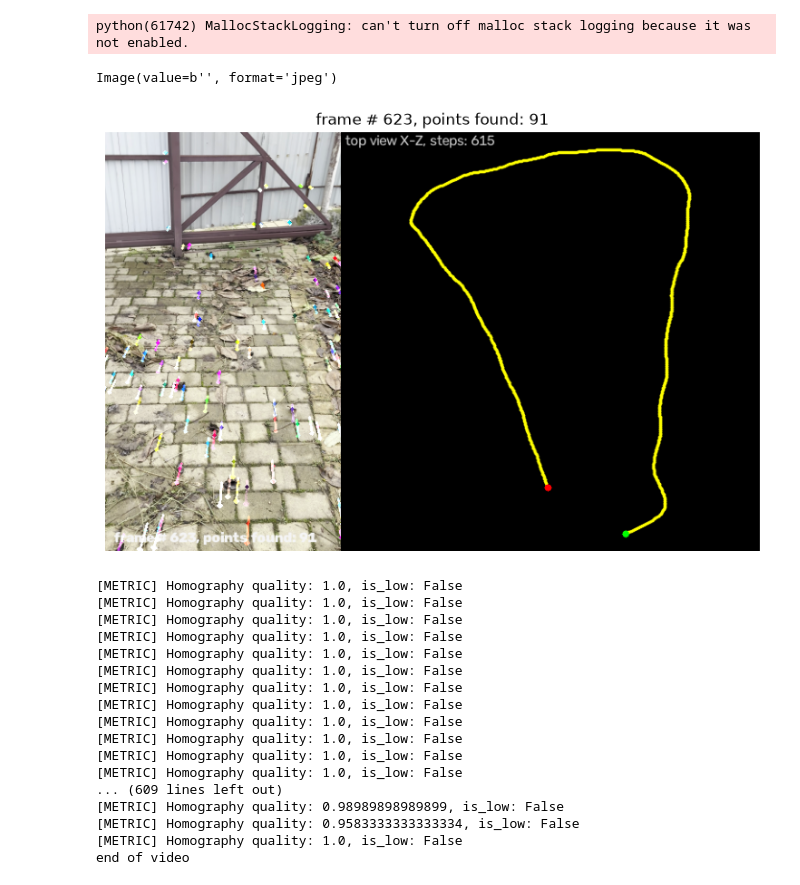
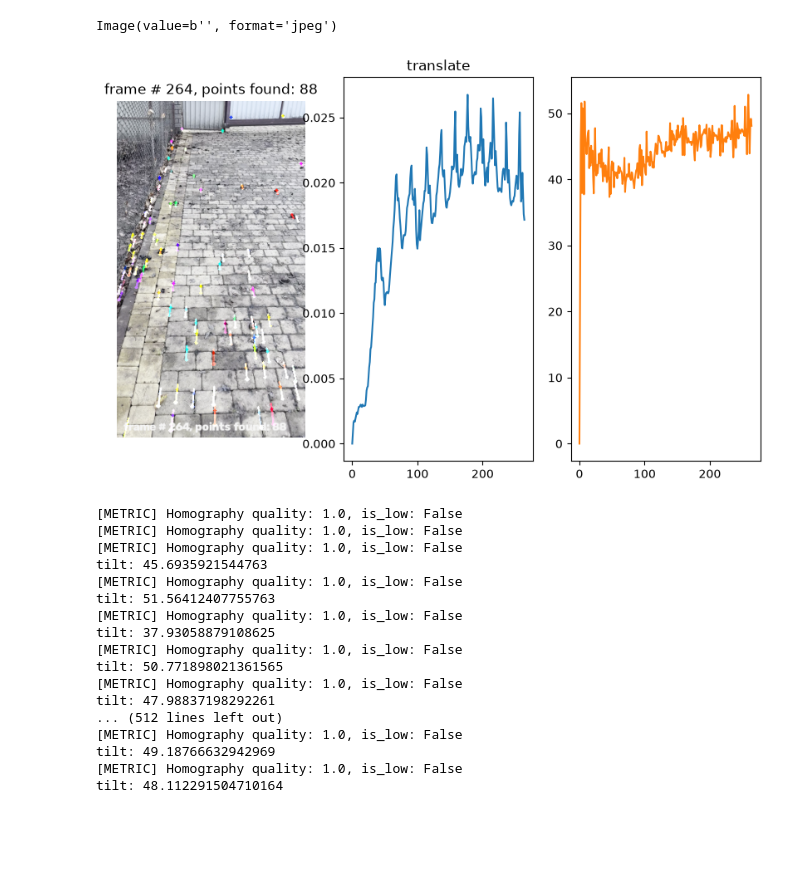
Before and after one commit to Gera3dartist/cv_path_builder, a Jupyter notebook: src/main.ipynb, the cells around one changed output. Saved outputs shown, nothing was run; the diff lists cells and outputs as text; code cells hidden in the pictures; blank space fills up the shorter version.

Commit message:
feat: [none] phase 3 in progress: visualise: translation and tilt

```diff
--- a/src/main.ipynb
+++ b/src/main.ipynb
@@ -133,8 +141,8 @@ def prepare_visualisation(idx: int, p_src: np.ndarray, p_dst: np.ndarray, target
     return footage
 # %%
 # file_path = DATA_RAW / 'straight_with_yaw.MOV'
-# file_path = DATA_RAW / 'straight.MOV'
-file_path = DATA_RAW / 'shape.MOV'
+file_path = DATA_RAW / 'straight.MOV'
+# file_path = DATA_RAW / 'shape.MOV'
 
 video = cv2.VideoCapture(file_path)
 _, first_frame = video.read()
@@ -160,7 +168,10 @@ viewer = FrameViewer('path_tracker')
 reference_normal = np.array([0, 0.64, 0.77]) # default normal pointing down
 world_R = np.eye(3)
 position = np.zeros(3)
-path = [position.copy()]
+# path = [position.copy()]
+path = [0.0]
+frames = [0]
+tilt = [0.0]
 
 
 while True:
@@ -221,64 +232,69 @@ while True:
         matched_points.append(None)
         continue
 
-
-
     (winner_id, _) = max([(i, np.dot(reference_normal, n[i].ravel())) for i in solutions], key=lambda x: x[1])
     winner_t =  t[winner_id].ravel()
     winner_n =  n[winner_id].ravel()
     matched_points.append(IterationState(p_src, p_dst, R[winner_id], winner_t,  winner_n))
-    if np.linalg.norm(winner_t) > 0.005:  # passes the threshold for movement
+    t_length = float(np.linalg.norm(winner_t))
+    if t_length > 0.005:  # passes the threshold for movement
         reference_normal =   winner_n
 
-    world_R, position = update_pose(world_R, position, R[winner_id], winner_t)
-    path.append(position.copy())
 
-    # drawing tracks:
-    # matched_points.append((p_src, p_dst))
-
+        # plot.update(winner_t)
+        # world_R, position = update_pose(world_R, position, R[winner_id], winner_t)
+    path.append(t_length)
+    frames.append(idx)
+    tilt_ = np.degrees(np.arccos(winner_n[2]))
+    print(f'tilt: {tilt_}')
+    tilt.append(tilt_)
 
     result = prepare_visualisation(idx, p_src, p_dst, target, mask, path)
-    viewer.show(result, f'frame # {idx}, points found: {len(p_dst)}')
+    viewer.show(result, f'frame # {idx}, points found: {len(p_dst)}',
+                title2='Translation',
+                path_x=frames,
+                trans_length=path,
+                tilt=tilt
+)
 
     #update previous frame and previous points:
     previous_gray = np.copy(dst_gray)
     p_src = p_dst
 
     # store found points
     count_per_frame.append(len(p_src))
     point_difference = MAX_CORNER - len(p_src)
     if point_difference > 0.1 * MAX_CORNER:
         known_points_mask = np.zeros_like(dst_gray)
         known_points_mask[:] = 255  # fill with white
         for x,y in p_src:
             cv2.circle(known_points_mask, (int(x), int(y)), 7, 0, -1)
 
         # enrich current with new features
         p = cv2.goodFeaturesToTrack(previous_gray, mask=known_points_mask, **{**config_st, 'maxCorners': point_difference})
         if p is not None:
             p_src = np.concatenate([p_src, p.reshape(-1, 2)])
     mask.fill(0)
 
     # if idx == stop_frame: break
     # select matched points
 # %% [output]
-python(61742) MallocStackLogging: can't turn off malloc stack logging because it was not enabled.
+Image(value=b'', format='jpeg')
+[figure, new version]
-Image(value=b'', format='jpeg')
+[METRIC] Homography quality: 1.0, is_low: False
+[METRIC] Homography quality: 1.0, is_low: False
+[METRIC] Homography quality: 1.0, is_low: False
+tilt: 45.6935921544763
+[METRIC] Homography quality: 1.0, is_low: False
+tilt: 51.56412407755763
+[METRIC] Homography quality: 1.0, is_low: False
+tilt: 37.93058879108625
+[METRIC] Homography quality: 1.0, is_low: False
+tilt: 50.771898021361565
+[METRIC] Homography quality: 1.0, is_low: False
+tilt: 47.98837198292261
+... (512 lines left out)
+[METRIC] Homography quality: 1.0, is_low: False
+tilt: 49.18766632942969
+[METRIC] Homography quality: 1.0, is_low: False
+tilt: 48.112291504710164
-[figure, old version]
-[METRIC] Homography quality: 1.0, is_low: False
-[METRIC] Homography quality: 1.0, is_low: False
-[METRIC] Homography quality: 1.0, is_low: False
-[METRIC] Homography quality: 1.0, is_low: False
-[METRIC] Homography quality: 1.0, is_low: False
-[METRIC] Homography quality: 1.0, is_low: False
-[METRIC] Homography quality: 1.0, is_low: False
-[METRIC] Homography quality: 1.0, is_low: False
-[METRIC] Homography quality: 1.0, is_low: False
-[METRIC] Homography quality: 1.0, is_low: False
-[METRIC] Homography quality: 1.0, is_low: False
-[METRIC] Homography quality: 1.0, is_low: False
-... (609 lines left out)
-[METRIC] Homography quality: 0.98989898989899, is_low: False
-[METRIC] Homography quality: 0.9583333333333334, is_low: False
-[METRIC] Homography quality: 1.0, is_low: False
-end of video
```
Also changed, not shown: parts of 1 cell of this notebook, 1 other file.
